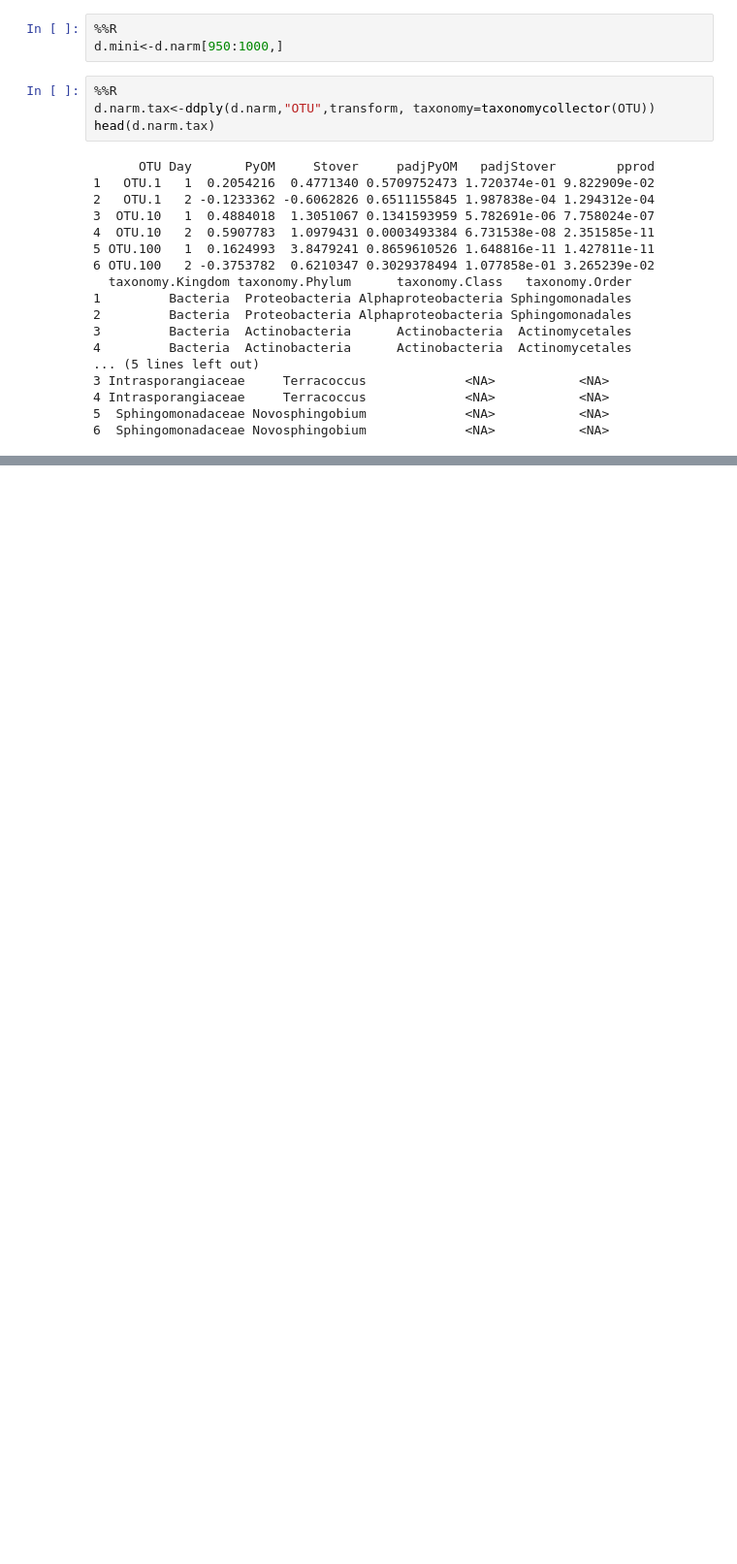
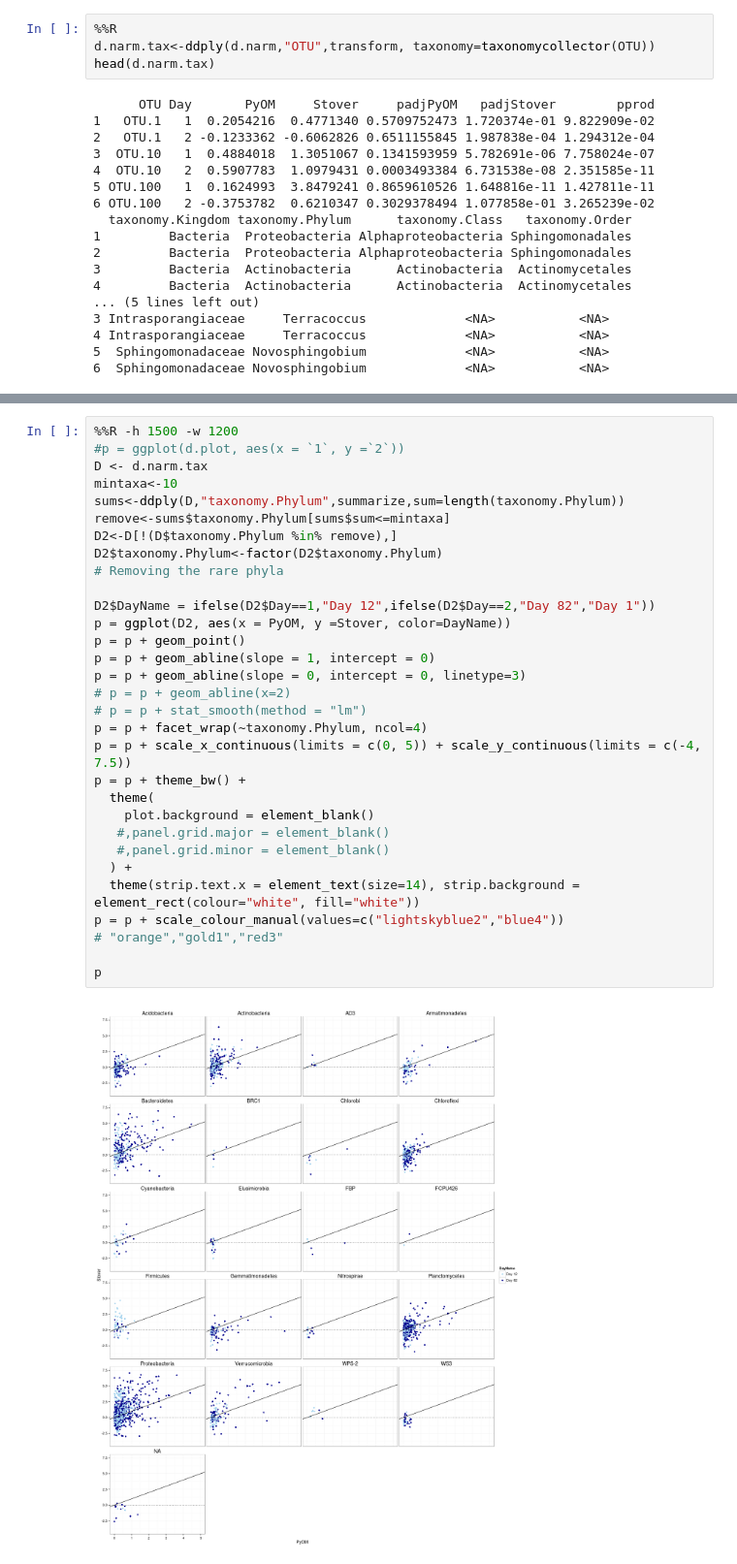
Before and after one commit to TheaWhitman/PyOM, a Jupyter notebook: manuscript_figures/Log2-fold_change_plots.ipynb, the cells around one changed output, grey strips where cells are left out. Shown at 97% size. Drawn from its saved outputs; the diff is of its cells as text; blank space fills up the shorter version.

Commit message:
playing with log2-fold change plots

```diff
--- a/manuscript_figures/Log2-fold_change_plots.ipynb
+++ b/manuscript_figures/Log2-fold_change_plots.ipynb
@@ -121,9 +136,6 @@ taxonomycollector = function (OTU){
 }
 
 # Creating the functions to grab the taxonomy, based on each day and OTUs
-# %%
-%%R
-d.mini<-d.narm[950:1000,]
 # %%
 %%R
 d.narm.tax<-ddply(d.narm,"OTU",transform, taxonomy=taxonomycollector(OTU))
@@ -162,0 +195,33 @@ p
+# %%
+%%R -h 1500 -w 1200
+#p = ggplot(d.plot, aes(x = `1`, y =`2`))
+D <- d.narm.tax
+mintaxa<-10
+sums<-ddply(D,"taxonomy.Phylum",summarize,sum=length(taxonomy.Phylum))
+remove<-sums$taxonomy.Phylum[sums$sum<=mintaxa]
+D2<-D[!(D$taxonomy.Phylum %in% remove),]
+D2$taxonomy.Phylum<-factor(D2$taxonomy.Phylum)
+# Removing the rare phyla
+
+D2$DayName = ifelse(D2$Day==1,"Day 12",ifelse(D2$Day==2,"Day 82","Day 1"))
+p = ggplot(D2, aes(x = PyOM, y =Stover, color=DayName))
+p = p + geom_point()
+p = p + geom_abline(slope = 1, intercept = 0)
+p = p + geom_abline(slope = 0, intercept = 0, linetype=3)
+# p = p + geom_abline(x=2)
+# p = p + stat_smooth(method = "lm")
+p = p + facet_wrap(~taxonomy.Phylum, ncol=4)
+p = p + scale_x_continuous(limits = c(0, 5)) + scale_y_continuous(limits = c(-4, 7.5))
+p = p + theme_bw() +
+  theme(
+    plot.background = element_blank()
+   #,panel.grid.major = element_blank()
+   #,panel.grid.minor = element_blank()
+  ) +
+  theme(strip.text.x = element_text(size=14), strip.background = element_rect(colour="white", fill="white"))
+p = p + scale_colour_manual(values=c("lightskyblue2","blue4"))
+# "orange","gold1","red3"
+
+p
+# %% [output]
+[figure, added]
```
Also changed, not shown: parts of 8 cells of this notebook.
